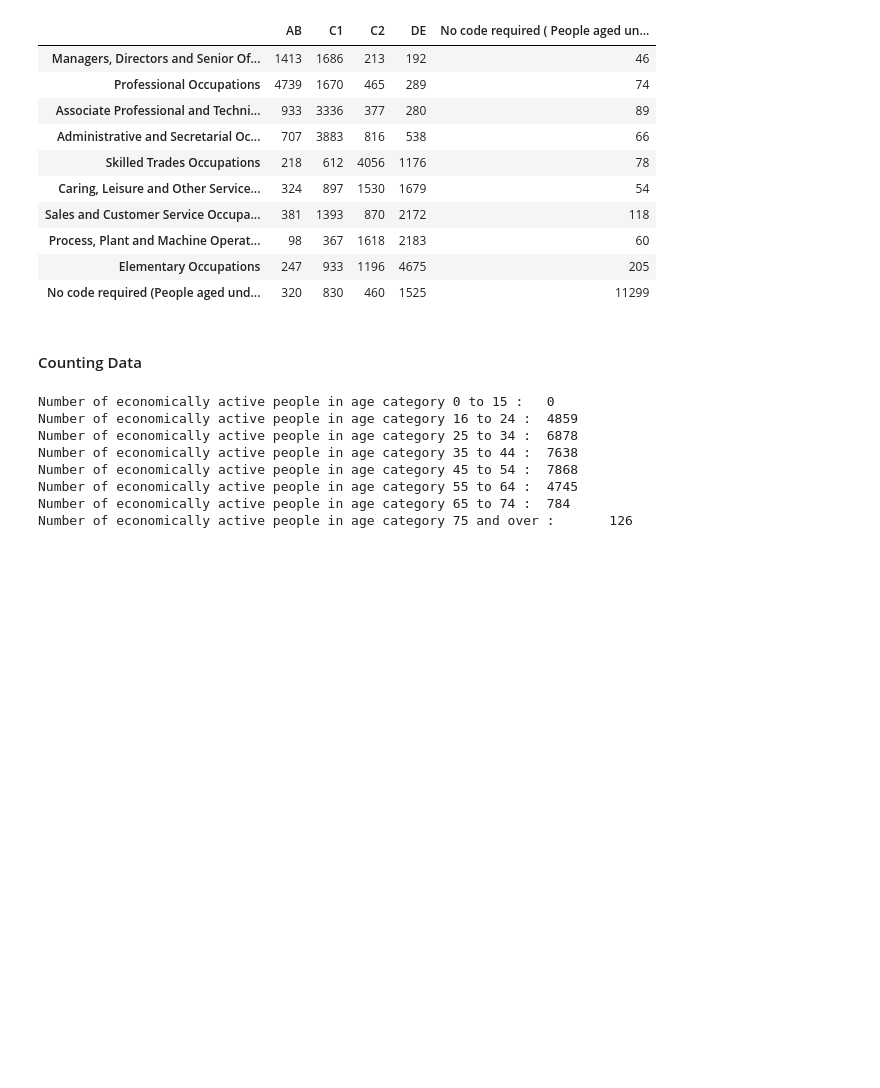
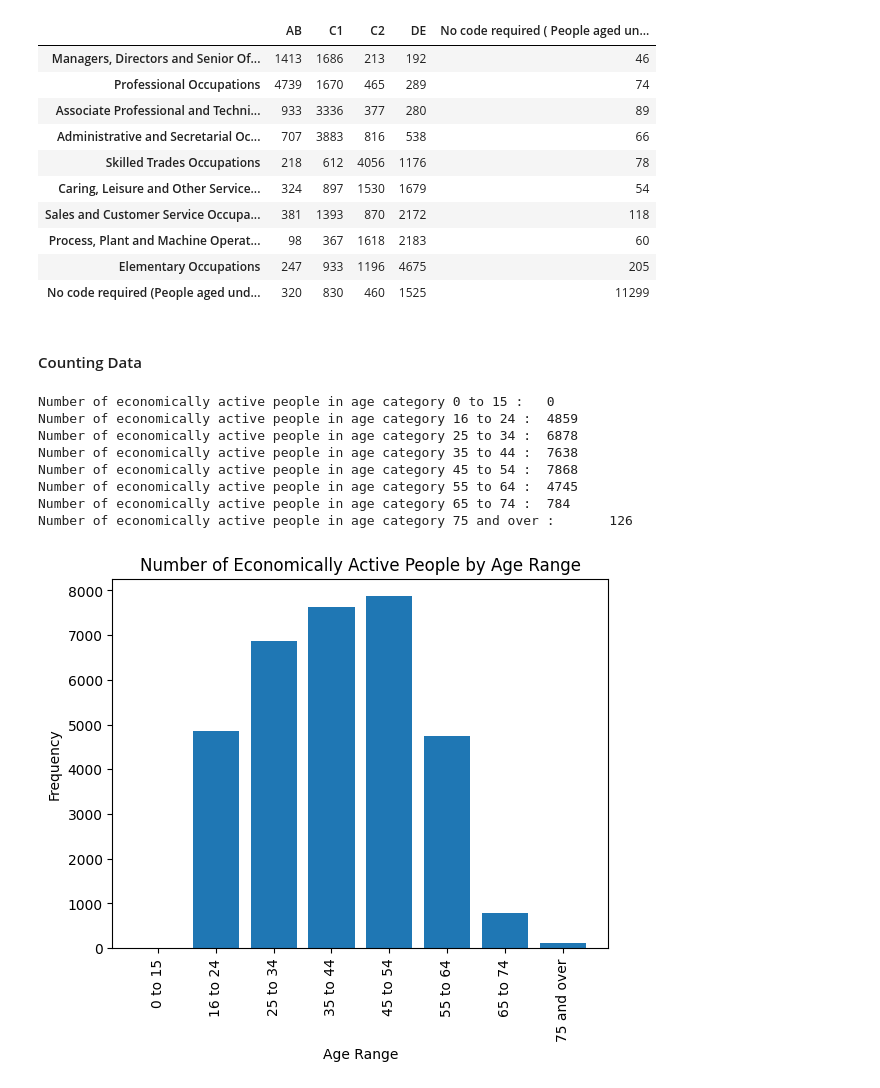
Before and after one commit to awesometillman/census, a Jupyter notebook: notebooks/notebook.ipynb, the cells around one changed output. Cells and saved outputs as stored; diff of their text form; code cells hidden in the pictures; blank space fills up the shorter version.

Commit message:
Added bar chart for age range

```diff
--- a/notebooks/notebook.ipynb
+++ b/notebooks/notebook.ipynb
@@ -420,3 +420,18 @@ Number of economically active people in age category 45 to 54 :  7868
 Number of economically active people in age category 55 to 64 :  4745
 Number of economically active people in age category 65 to 74 :  784
 Number of economically active people in age category 75 and over :       126
+# %%
+categories = list(range(1, 9))
+counts = [num_eco_active(df_data, "age", i) for i in categories]
+# Use the meanings dataframe to translate labels
+labels = [meanings_df["Dictionary"].loc["age"][str(i)] for i in categories]
+y_pos = range(len(labels))
+
+plt.bar(y_pos, counts)
+plt.xticks(y_pos, labels, rotation = 90)
+plt.ylabel("Frequency")
+plt.xlabel("Age Range")
+plt.title("Number of Economically Active People by Age Range")
+plt.show()
+# %% [output]
+[figure, added]
```
Also changed, not shown: parts of 1 cell of this notebook.
